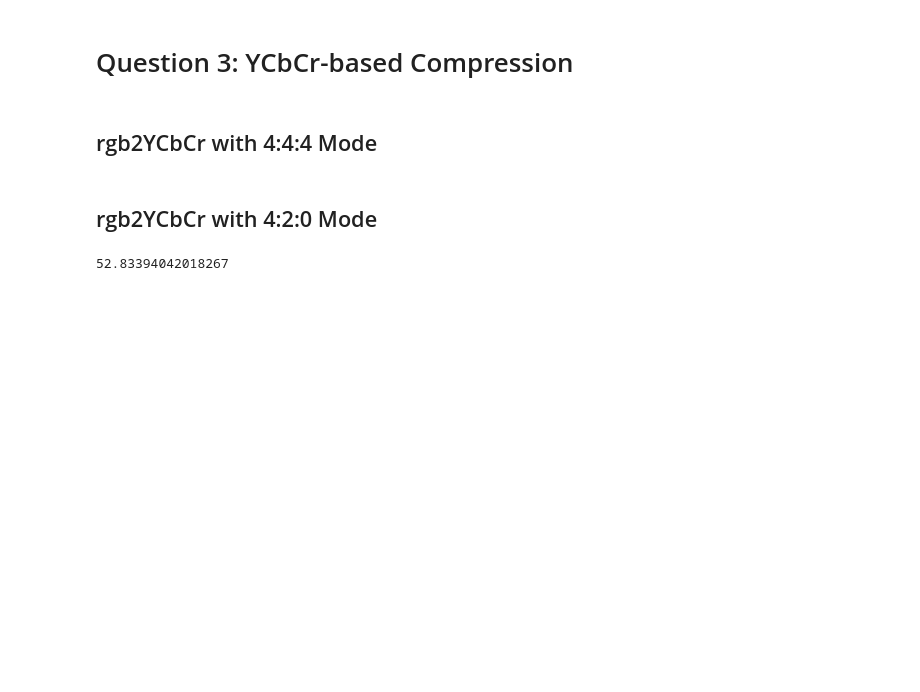
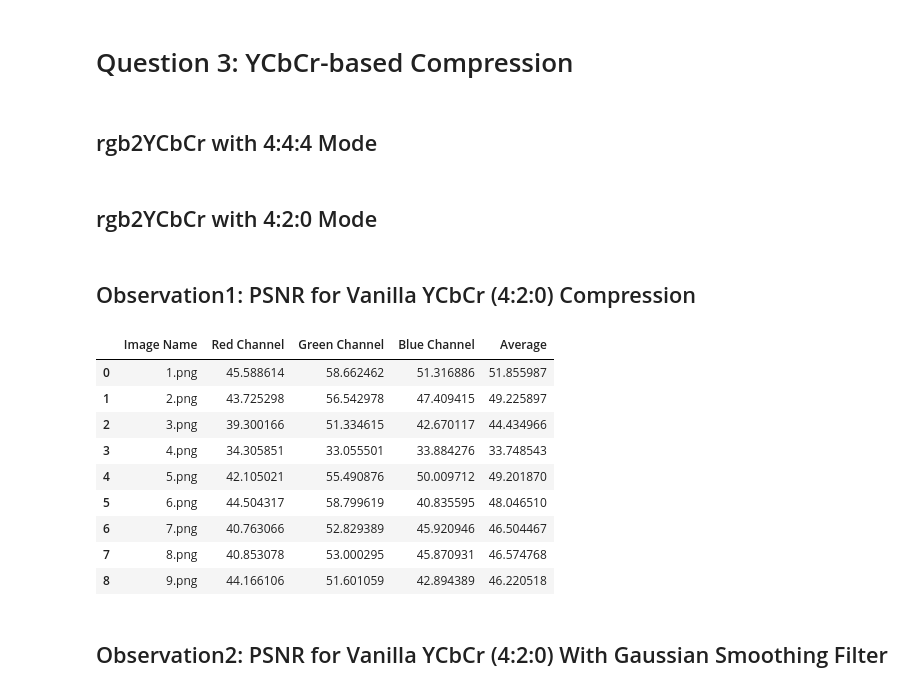
Before and after one commit to pouriaSameti/Advanced-Multimedia-Systems, a Jupyter notebook: Exercise 3/code.ipynb, the cells around one changed output. Cells and saved outputs as stored; diff of their text form; code cells hidden in the pictures; blank space fills up the shorter version.

```diff
--- a/Exercise 3/code.ipynb
+++ b/Exercise 3/code.ipynb
@@ -200,4 +197,47 @@ reconstruct = yCbCr2rgb_420(yCbCr420_image)
-# %%
-my_psnr(main_image, reconstruct)
-# %% [output]
-52.83394042018267
+# %% [markdown]
+## Observation1: PSNR for Vanilla YCbCr (4:2:0) Compression
+# %%
+result1 = []
+
+for i in range(1, 10):
+
+    test_image = cv2.imread(f'Q_3/{i}.png')
+    if i == 5:
+        test_image = cv2.imread(f'Q_3/{i}.jpg')
+
+    test_yCbCr = rgb2yCbCr_420(test_image)
+    reconstructed = yCbCr2rgb_420(test_yCbCr)
+
+    red_main = test_image[:,:, 0]
+    green_main = test_image[:,:, 1]
+    blue_main = test_image[:,:, 2]
+
+    red_reconstructed = reconstructed[:,:, 0]
+    green_reconstructed = reconstructed[:,:, 1]
+    blue_reconstructed = reconstructed[:,:, 2]
+
+
+    red_psnr = my_psnr(red_main, red_reconstructed)
+    green_psnr = my_psnr(green_main, green_reconstructed)
+    blue_psnr = my_psnr(blue_main, blue_reconstructed)
+
+    avg_psnr = (red_psnr + green_psnr + blue_psnr) / 3
+
+    result1.append({'Image Name': f"{i}.png", "Red Channel": red_psnr, "Green Channel": green_psnr, "Blue Channel": blue_psnr, "Average": avg_psnr})
+
+
+result1 = pd.DataFrame(result1)
+result1
+# %% [output]
+|  | Image Name | Red Channel | Green Channel | Blue Channel | Average |
+| 0 | 1.png | 45.588614 | 58.662462 | 51.316886 | 51.855987 |
+| 1 | 2.png | 43.725298 | 56.542978 | 47.409415 | 49.225897 |
+| 2 | 3.png | 39.300166 | 51.334615 | 42.670117 | 44.434966 |
+| 3 | 4.png | 34.305851 | 33.055501 | 33.884276 | 33.748543 |
+| 4 | 5.png | 42.105021 | 55.490876 | 50.009712 | 49.201870 |
+| 5 | 6.png | 44.504317 | 58.799619 | 40.835595 | 48.046510 |
+| 6 | 7.png | 40.763066 | 52.829389 | 45.920946 | 46.504467 |
+| 7 | 8.png | 40.853078 | 53.000295 | 45.870931 | 46.574768 |
+| 8 | 9.png | 44.166106 | 51.601059 | 42.894389 | 46.220518 |
+# %% [markdown]
+## Observation2: PSNR for Vanilla YCbCr (4:2:0) With Gaussian Smoothing Filter
```
Also changed, not shown: parts of 6 cells of this notebook.
